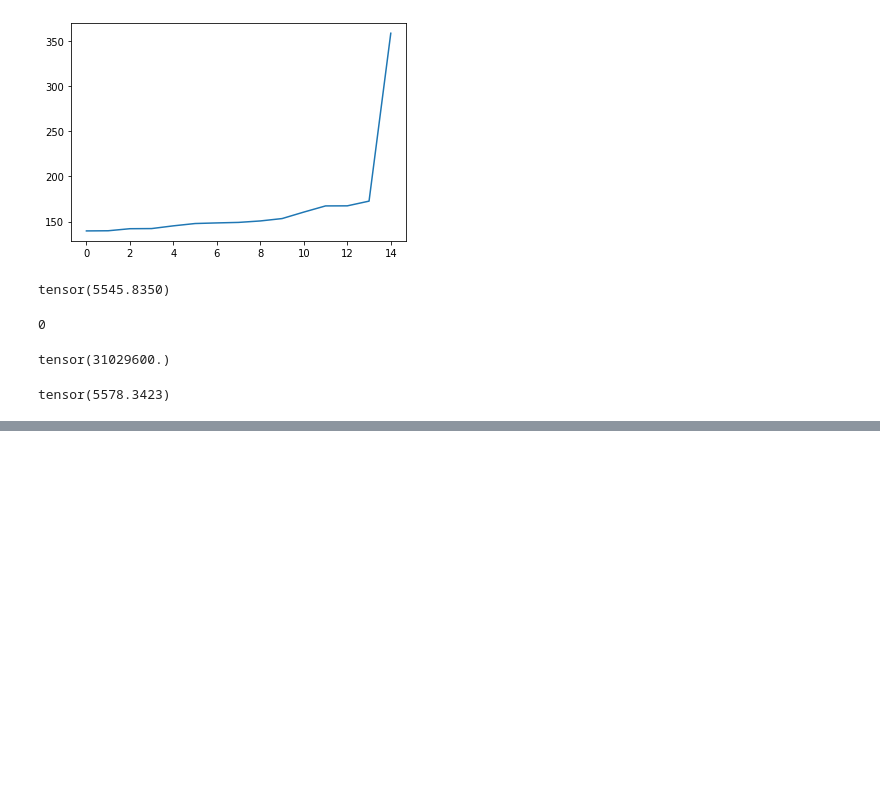
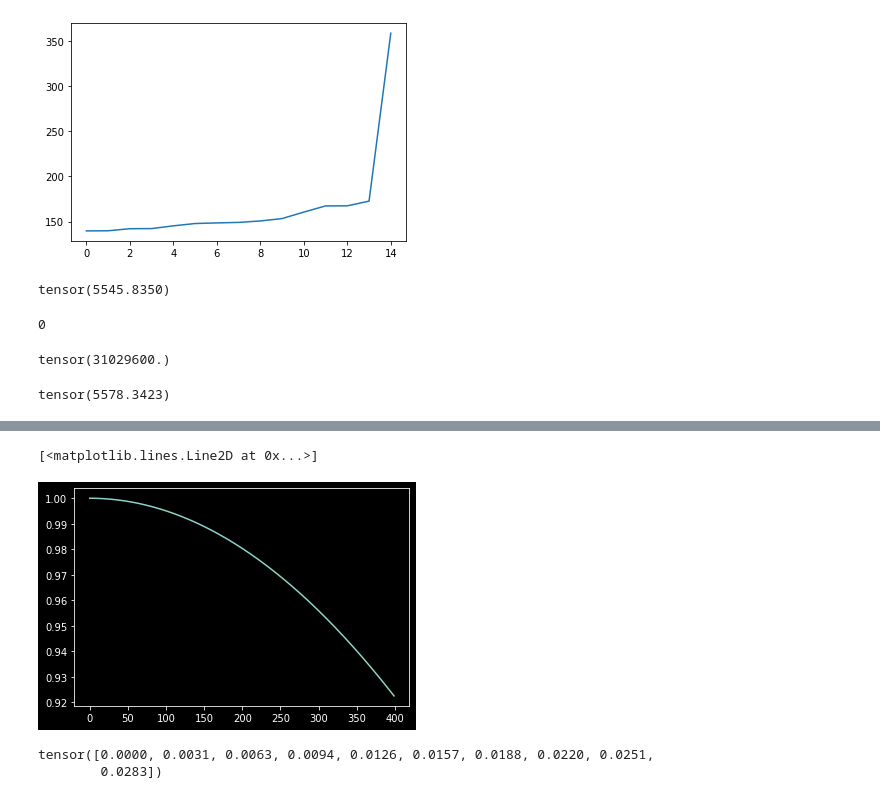
Before and after one commit to eri24816/improved-diffusion, a Jupyter notebook: test.ipynb, the cells around one changed output, grey strips where cells are left out. Saved outputs shown, nothing was run; the diff lists cells and outputs as text; code cells hidden in the pictures; blank space fills up the shorter version.

```diff
--- a/test.ipynb
+++ b/test.ipynb
@@ -178,0 +210,30 @@ tensor(5578.3423)
+# %%
+import torch
+import numpy as np
+def _get_sinusoid_encoding_table(n_position, d_hid):
+    ''' Sinusoid position encoding table '''
+    # TODO: make it with torch instead of numpy
+
+    def get_position_angle_vec(position):
+        # this part calculate the position In brackets
+        return [position / np.power(10000, 2 * (hid_j // 2) / d_hid) for hid_j in range(d_hid)]
+
+    sinusoid_table = np.array([get_position_angle_vec(pos_i) for pos_i in range(n_position)])
+    # [:, 0::2] are all even subscripts, is dim_2i
+    sinusoid_table[:, 0::2] = np.sin(np.pi*sinusoid_table[:, 0::2])  # dim 2i
+    sinusoid_table[:, 1::2] = np.cos(np.pi*sinusoid_table[:, 1::2])  # dim 2i+1
+
+    return torch.FloatTensor(sinusoid_table).unsqueeze(0)
+# %%
+p=_get_sinusoid_encoding_table(400,16)[0]
+# %%
+import matplotlib.pyplot as plt
+plt.plot(p[:,15])
+# %% [output]
+[<matplotlib.lines.Line2D at 0x...>]
+[figure, added]
+# %%
+p[:10,12]
+# %% [output]
+tensor([0.0000, 0.0031, 0.0063, 0.0094, 0.0126, 0.0157, 0.0188, 0.0220, 0.0251,
+        0.0283])
```
Also changed, not shown: parts of 16 cells of this notebook, 11 other files.
